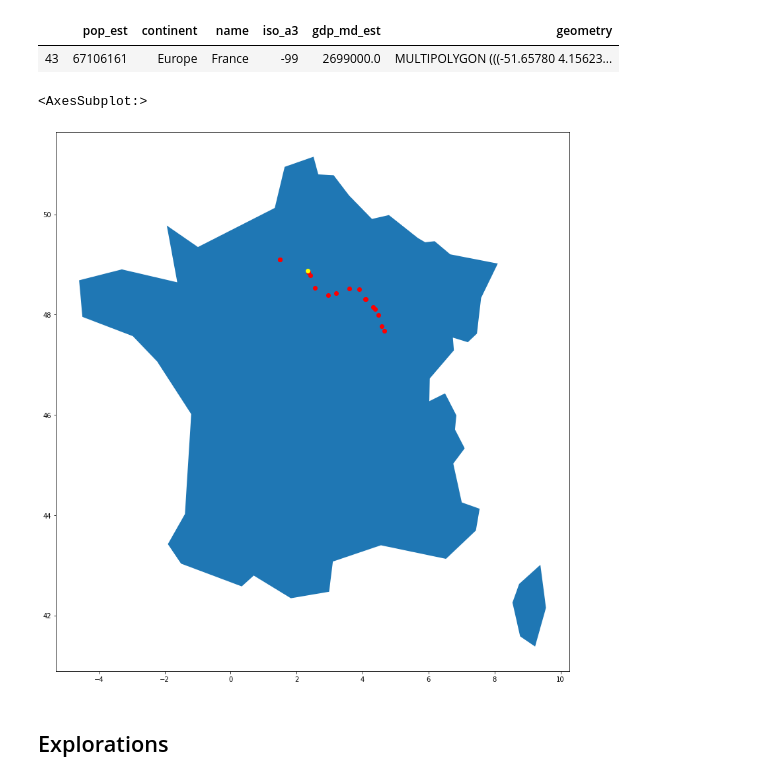
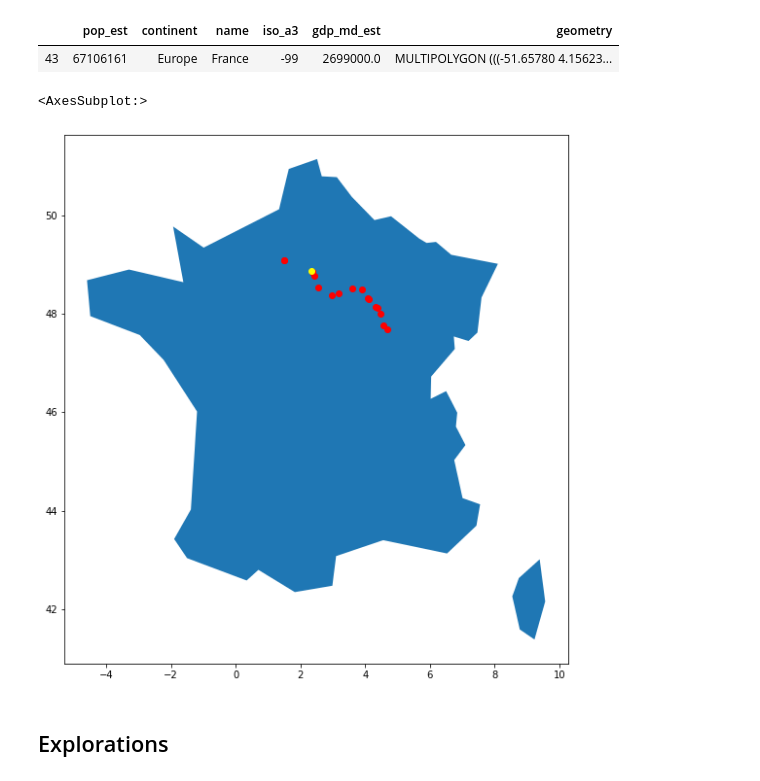
Before and after one commit to JlnZhou/ProjectML, a Jupyter notebook: Explorations_Seine.ipynb, the cells around one changed output. Cells and saved outputs as stored; diff of their text form; code cells hidden in the pictures.

```diff
--- a/Explorations_Seine.ipynb
+++ b/Explorations_Seine.ipynb
@@ -45,11 +45,11 @@ world[world['name'] == "France"]
 | 43 | 67106161 | Europe | France | -99 | 2699000.0 | MULTIPOLYGON (((-51.65780 4.15623... |
 # %%
 france = world[world['name'] == "France"].geometry.explode()[[1,2]].unary_union
-base = gpd.GeoSeries(france).plot(figsize = (15, 15))
+base = gpd.GeoSeries(france).plot(figsize = (10, 10))
 gdf.to_crs(world.crs).plot(ax = base, color = "red")
 cities[cities['name'] == "Paris"].plot(ax = base, color = "yellow")
 # %% [output]
 <AxesSubplot:>
-[figure, old version]
+[figure, new version]
 # %% [markdown]
 ## Explorations
```
Also changed, not shown: parts of 14 cells of this notebook.
